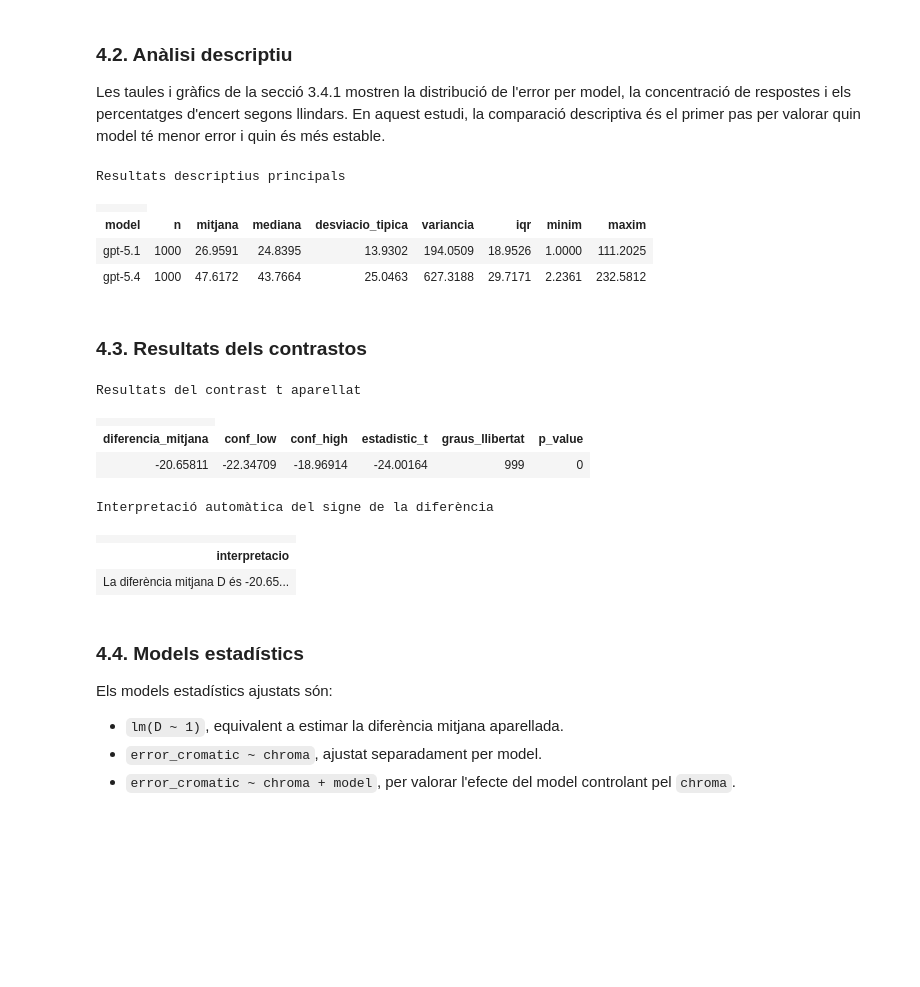
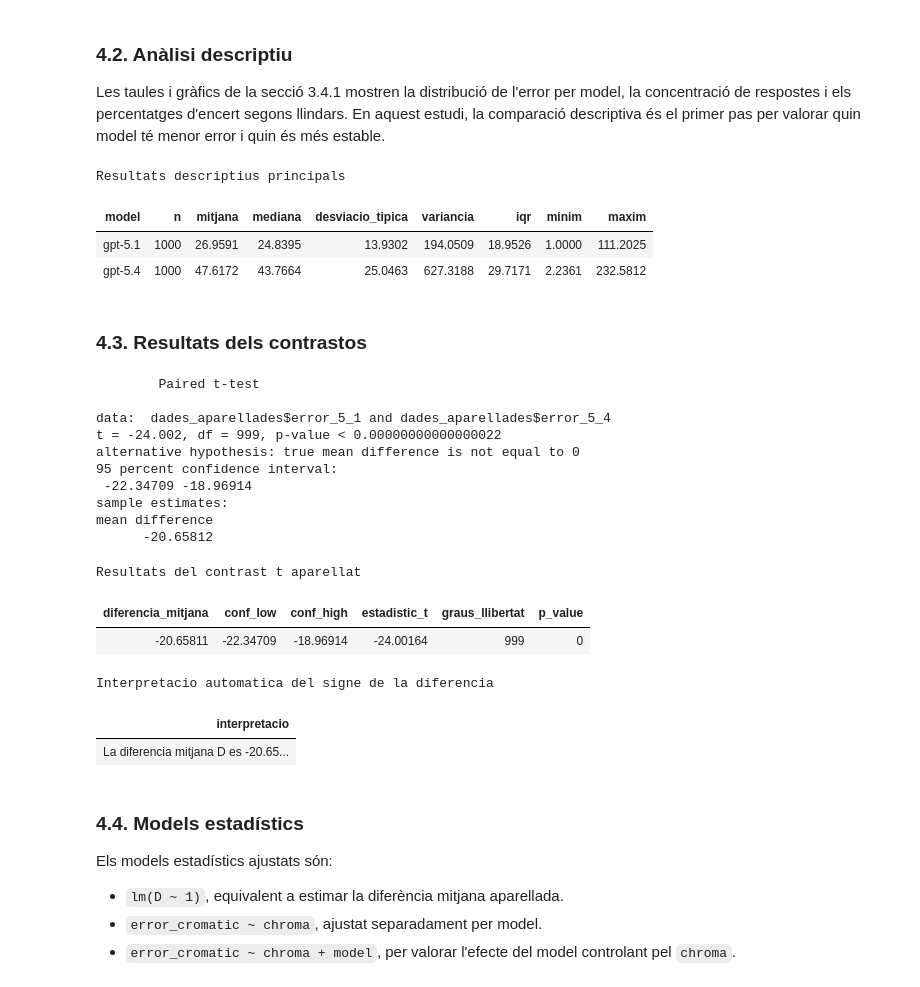
Before and after one commit to adriasebastia/color-llm-benchmark, a Jupyter notebook: analisis/estudi_models_5_1_5_4.ipynb, the cells around one changed output. Cells and saved outputs as stored; diff of their text form; code cells hidden in the pictures; blank space fills up the shorter version.

```diff
--- a/analisis/estudi_models_5_1_5_4.ipynb
+++ b/analisis/estudi_models_5_1_5_4.ipynb
@@ -25,7 +25,7 @@ options(
 
 theme_set(theme_minimal(base_size = 12))
 
-# Mida global dels gr?fics dins del notebook.
+# Mida global dels grafics dins del notebook.
 options(
   repr.plot.width = 12,
   repr.plot.height = 7,
@@ -34,7 +34,7 @@ options(
 
 theme_set(theme_minimal(base_size = 15))
 
-# Funci? comuna per mostrar totes les taules com a taules reals en Jupyter.
+# Funcio comuna per mostrar totes les taules com a taules reals en Jupyter.
 # Es poden seleccionar i copiar a Word mantenint una estructura de taula senzilla.
 taula <- function(dades, caption = NULL, digits = 4) {
   dades_taula <- dades %>%
@@ -49,17 +49,18 @@ taula <- function(dades, caption = NULL, digits = 4) {
     table.attr = 'style="border-collapse:collapse; margin:8px 0 18px 0; font-size:13px;"'
   )
 
+  html <- as.character(html)
   html <- gsub(
-    "<th",
-    "<th style='border:1px solid #9fb6c7; background-color:#d9eaf7; color:#17365d; padding:4px 6px; text-align:left;'",
+    "<th(\\s[^>]*)?>",
+    "<th\\1 style='border:1px solid #9fb6c7; background-color:#d9eaf7; color:#17365d; padding:4px 6px; text-align:left;'>",
     html,
-    fixed = TRUE
+    perl = TRUE
   )
   html <- gsub(
-    "<td",
-    "<td style='border:1px solid #c9d6df; padding:3px 6px;'",
+    "<td(\\s[^>]*)?>",
+    "<td\\1 style='border:1px solid #c9d6df; padding:3px 6px;'>",
     html,
-    fixed = TRUE
+    perl = TRUE
   )
   html <- gsub(
     "<caption>",
@@ -69,9 +70,9 @@ taula <- function(dades, caption = NULL, digits = 4) {
   )
 
   if (requireNamespace("IRdisplay", quietly = TRUE)) {
-    IRdisplay::display_html(as.character(html))
+    IRdisplay::display_html(html)
   } else {
-    print(knitr::kable(dades_taula, format = "pipe", digits = digits))
+    print(knitr::kable(dades_taula, format = "pipe", digits = digits, row.names = FALSE))
   }
 
   invisible(dades_taula)
@@ -1155,35 +1166,46 @@ taula_resultats_descriptius <- descriptiva_error %>%
 taula(taula_resultats_descriptius, digits = 4, caption = "Resultats descriptius principals")
 # %% [output]
 Resultats descriptius principals
-|  |
 | model | n | mitjana | mediana | desviacio_tipica | variancia | iqr | minim | maxim |
 | gpt-5.1 | 1000 | 26.9591 | 24.8395 | 13.9302 | 194.0509 | 18.9526 | 1.0000 | 111.2025 |
 | gpt-5.4 | 1000 | 47.6172 | 43.7664 | 25.0463 | 627.3188 | 29.7171 | 2.2361 | 232.5812 |
 # %% [markdown]
 ### 4.3. Resultats dels contrastos
 # %%
+# Sortida original de R del contrast principal.
+test_t_aparellat
+
+# Taula resum amb els valors que s'interpreten al text.
 taula(resum_test_t, digits = 6, caption = "Resultats del contrast t aparellat")
 
 diferencia_mitjana <- resum_test_t$diferencia_mitjana
 model_millor <- ifelse(diferencia_mitjana < 0, model_a, model_b)
 
 tibble(
   interpretacio = paste(
-    "La diferència mitjana D és", round(diferencia_mitjana, 4),
-    ". El model amb menor error mitjà és", model_millor,
+    "La diferencia mitjana D es", round(diferencia_mitjana, 4),
+    ". El model amb menor error mitja es", model_millor,
     "segons el signe de D."
   )
 ) %>%
-  taula(caption = "Interpretació automàtica del signe de la diferència")
+  taula(caption = "Interpretacio automatica del signe de la diferencia")
 # %% [output]
-Resultats del contrast t aparellat
+        Paired t-test
+
+data:  dades_aparellades$error_5_1 and dades_aparellades$error_5_4
+t = -24.002, df = 999, p-value < 0.00000000000000022
+alternative hypothesis: true mean difference is not equal to 0
+95 percent confidence interval:
+ -22.34709 -18.96914
+sample estimates:
+mean difference
+      -20.65812
+Resultats del contrast t aparellat
-|  |
 | diferencia_mitjana | conf_low | conf_high | estadistic_t | graus_llibertat | p_value |
 | -20.65811 | -22.34709 | -18.96914 | -24.00164 | 999 | 0 |
-Interpretació automàtica del signe de la diferència
+Interpretacio automatica del signe de la diferencia
-|  |
 | interpretacio |
-| La diferència mitjana D és -20.65... |
+| La diferencia mitjana D es -20.65... |
 # %% [markdown]
 ### 4.4. Models estadístics
 
```
Also changed, not shown: parts of 29 cells of this notebook.
